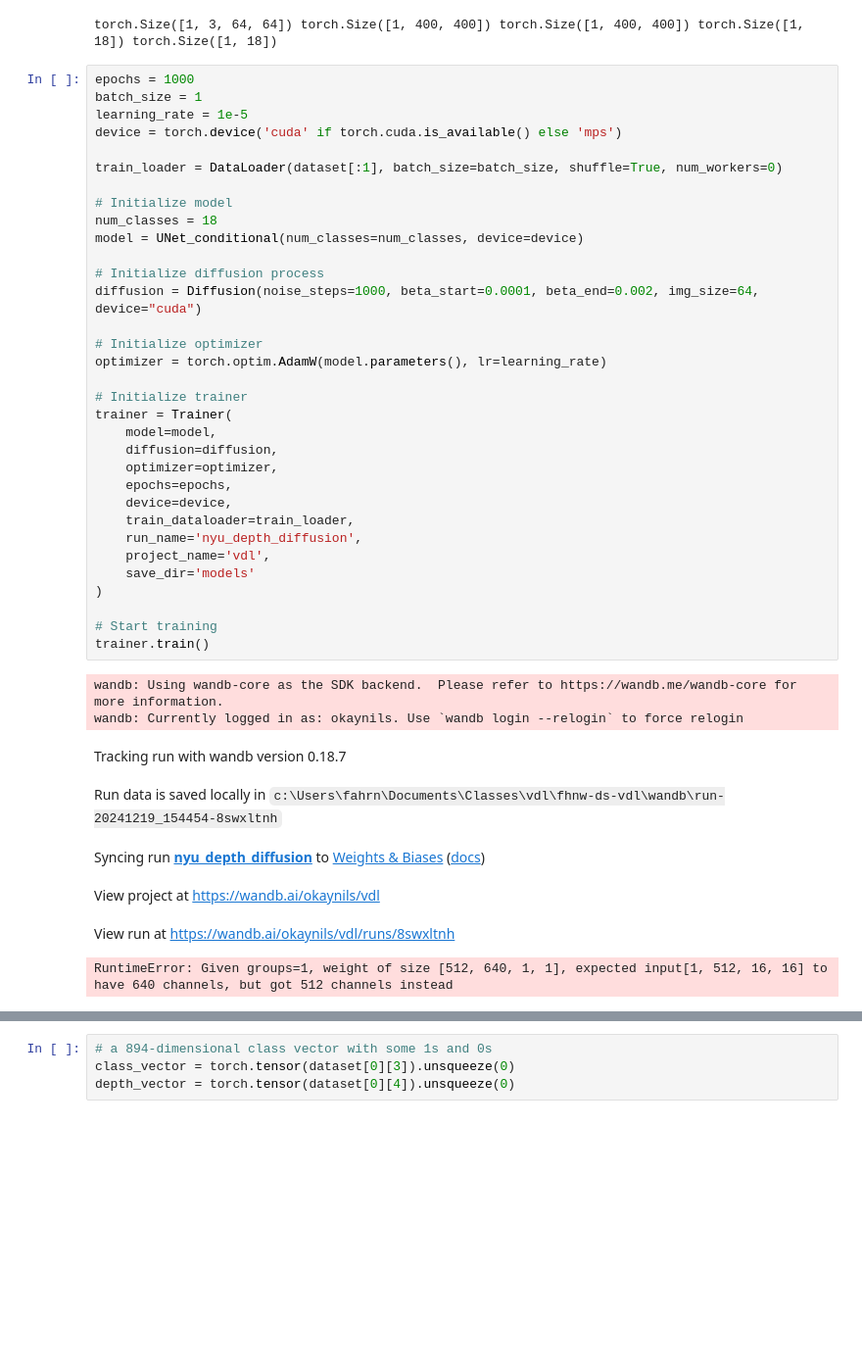
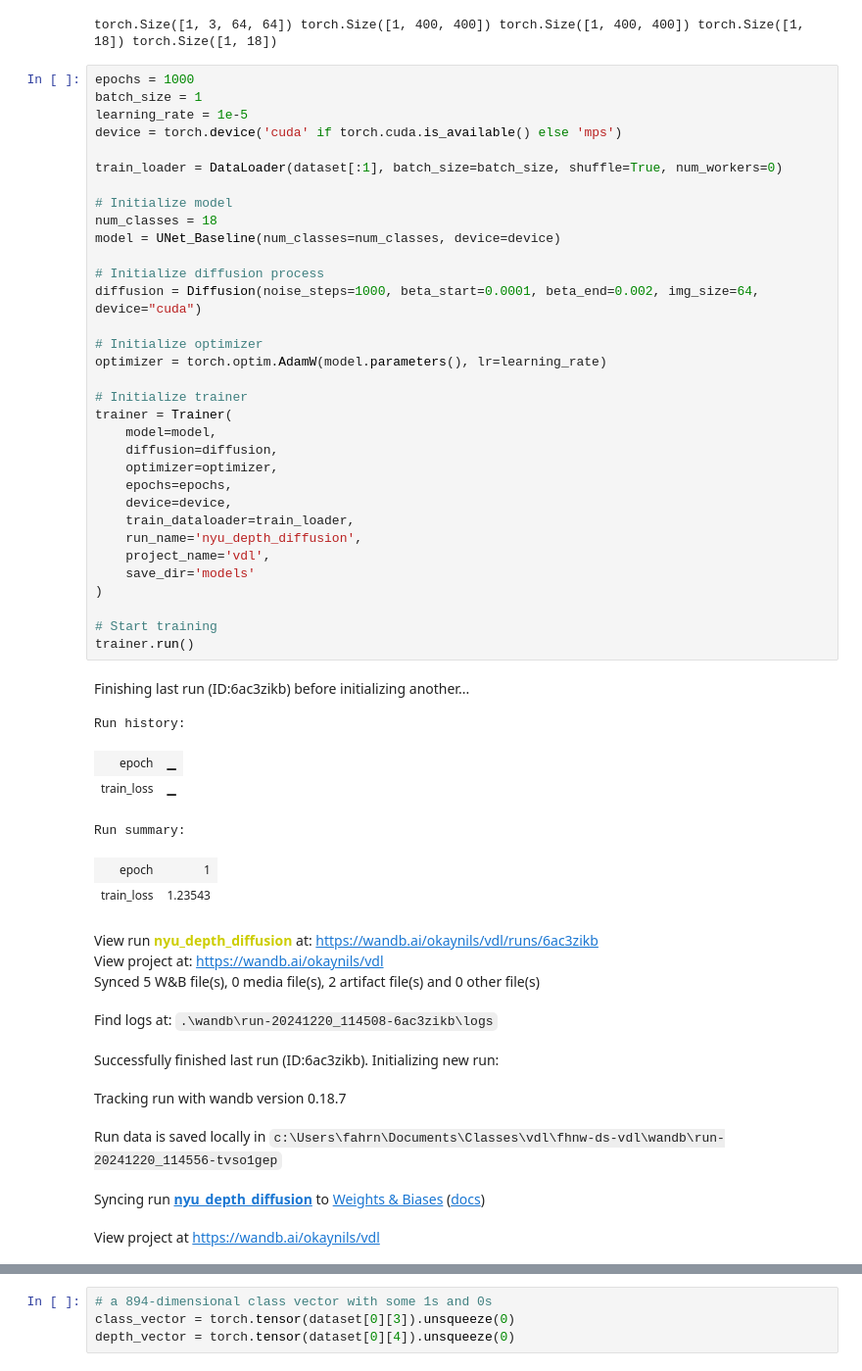
Before and after one commit to okaynils/fhnw-ds-vdl, a Jupyter notebook: notebook.ipynb, the cells around one changed output, grey strips where cells are left out. Shown at 98% size. Drawn from its saved outputs; the diff is of its cells as text; blank space fills up the shorter version.

```diff
--- a/notebook.ipynb
+++ b/notebook.ipynb
@@ -257,40 +320,48 @@ epochs = 1000
 batch_size = 1
 learning_rate = 1e-5
 device = torch.device('cuda' if torch.cuda.is_available() else 'mps')
 
 train_loader = DataLoader(dataset[:1], batch_size=batch_size, shuffle=True, num_workers=0)
 
 # Initialize model
 num_classes = 18
-model = UNet_conditional(num_classes=num_classes, device=device)
+model = UNet_Baseline(num_classes=num_classes, device=device)
 
 # Initialize diffusion process
 diffusion = Diffusion(noise_steps=1000, beta_start=0.0001, beta_end=0.002, img_size=64, device="cuda")
 
 # Initialize optimizer
 optimizer = torch.optim.AdamW(model.parameters(), lr=learning_rate)
 
 # Initialize trainer
 trainer = Trainer(
     model=model,
     diffusion=diffusion,
     optimizer=optimizer,
     epochs=epochs,
     device=device,
     train_dataloader=train_loader,
     run_name='nyu_depth_diffusion',
     project_name='vdl',
     save_dir='models'
 )
 
 # Start training
-trainer.train()
+trainer.run()
 # %% [output]
+Finishing last run (ID:6ac3zikb) before initializing another...
-wandb: Using wandb-core as the SDK backend.  Please refer to https://wandb.me/wandb-core for more information.
-wandb: Currently logged in as: okaynils. Use `wandb login --relogin` to force relogin
+Run history:
-Tracking run with wandb version 0.18.7
+| epoch | ▁ |
+| train_loss | ▁ |
+Run summary:
+| epoch | 1 |
+| train_loss | 1.23543 |
-Run data is saved locally in c:\Users\fahrn\Documents\Classes\vdl\fhnw-ds-vdl\wandb\run-20241219_154454-8swxltnh
+View run nyu_depth_diffusion at: https://wandb.ai/okaynils/vdl/runs/6ac3zikb
+View project at: https://wandb.ai/okaynils/vdl
+Synced 5 W&B file(s), 0 media file(s), 2 artifact file(s) and 0 other file(s)
-Syncing run nyu_depth_diffusion to Weights & Biases (docs)
+Find logs at: .\wandb\run-20241220_114508-6ac3zikb\logs
-View project at https://wandb.ai/okaynils/vdl
+Successfully finished last run (ID:6ac3zikb). Initializing new run:
-View run at https://wandb.ai/okaynils/vdl/runs/8swxltnh
+Tracking run with wandb version 0.18.7
-RuntimeError: Given groups=1, weight of size [512, 640, 1, 1], expected input[1, 512, 16, 16] to have 640 channels, but got 512 channels instead
+Run data is saved locally in c:\Users\fahrn\Documents\Classes\vdl\fhnw-ds-vdl\wandb\run-20241220_114556-tvso1gep
+Syncing run nyu_depth_diffusion to Weights & Biases (docs)
+View project at https://wandb.ai/okaynils/vdl
```
Also changed, not shown: parts of 5 cells of this notebook, 2 other files.
